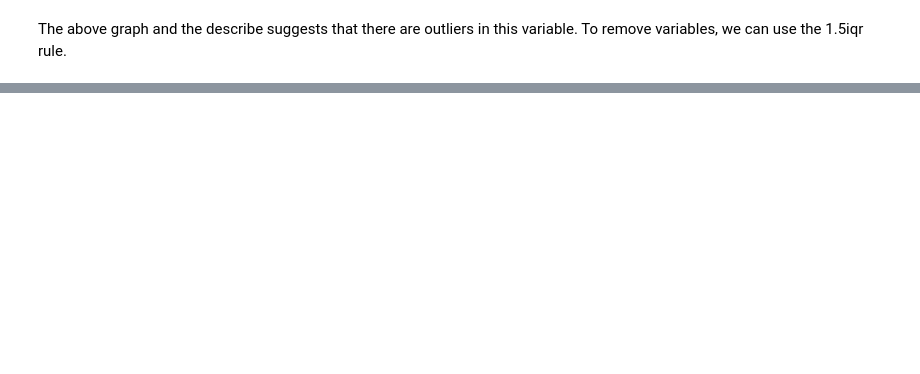
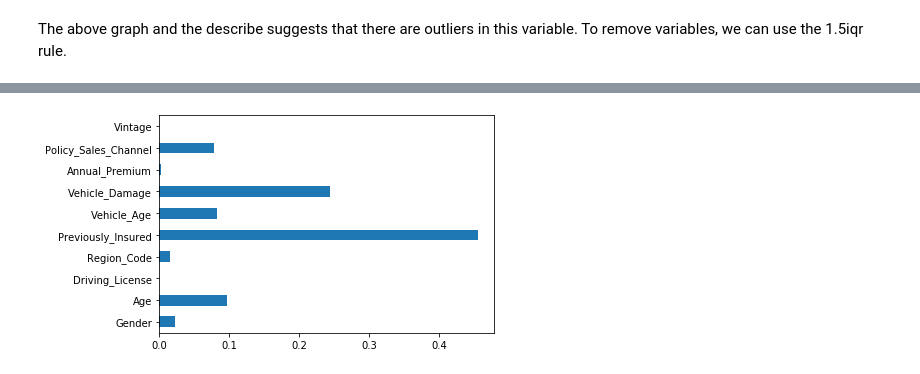
Before and after one commit to RajeevSebastian/CMPE255-Group-7, a Jupyter notebook: Insurance-Prediction.ipynb, the cells around one changed output, grey strips where cells are left out. Drawn from its saved outputs; the diff is of its cells as text; code cells hidden in the pictures; blank space fills up the shorter version.

Commit message:
Catboost and random forest implementations

```diff
--- a/Insurance-Prediction.ipynb
+++ b/Insurance-Prediction.ipynb
@@ -267,5 +261,9 @@ X
+# %%
+#Split the data
+from sklearn.model_selection import train_test_split
+X_train, X_test, y_train, y_test = train_test_split(X, y, test_size=0.25, random_state=42,stratify=y)
 # %%
 #Handling data imbalance using SMOTE:
 from imblearn.over_sampling import SMOTE
 oversample = SMOTE()
-X_sm, y_sm = oversample.fit_resample(X, y)
+X_sm, y_sm = oversample.fit_resample(X_train, y_train)
@@ -277,0 +307,12 @@ Name: Response, dtype: int64
+# %%
+from sklearn.model_selection import RandomizedSearchCV
+from sklearn.ensemble import RandomForestClassifier
+
+
+clf = RandomForestClassifier(criterion= 'entropy',
+               max_depth= 6,
+               min_samples_leaf= 6,
+               min_samples_split= 7,
+               n_estimators= 300,
+                            class_weight='balanced')
+clf.fit(X_sm,y_sm)
@@ -277,0 +325,16 @@ Name: Response, dtype: int64
+# %%
+#evaluate model
+from sklearn.metrics import classification_report,auc,roc_curve
+def plot_feature_imp():
+    feat_importances = pd.Series(clf.feature_importances_, index=X.columns)
+    feat_importances.plot(kind='barh')
+
+
+
+def evaluate_model(model):
+
+    y_pred=model.predict(X_test)
+    print(classification_report(y_test, y_pred))
+    y_score = model.predict_proba(X_test)[:,1]
+    fpr, tpr, _ = roc_curve(y_test, y_score)
+    print ('Area under curve (AUC): ', auc(fpr,tpr))
@@ -277,0 +372,5 @@ Name: Response, dtype: int64
+# %%
+#feature imp - similar to data exp
+plot_feature_imp()
+# %% [output]
+[figure, added]
```
Also changed, not shown: parts of 17 cells of this notebook, 1 other file.
